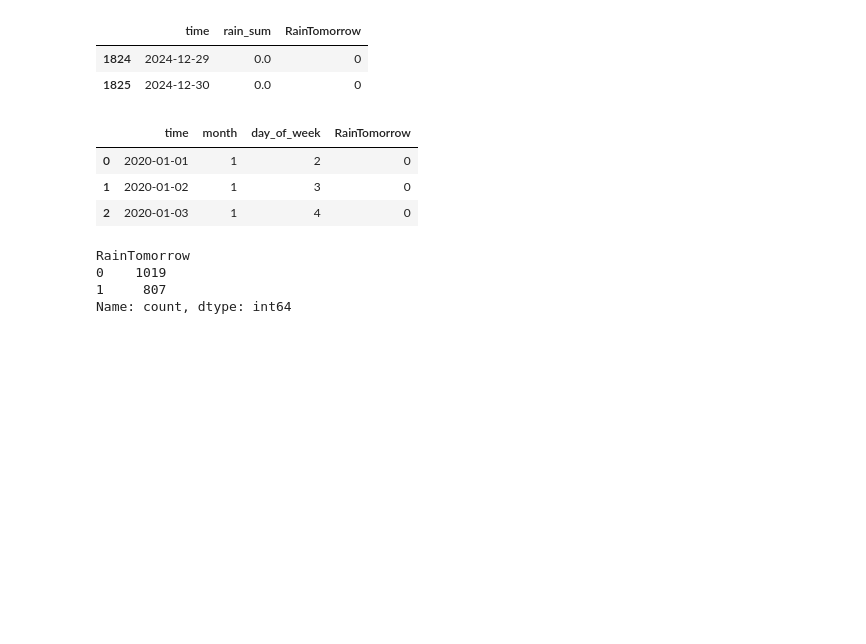
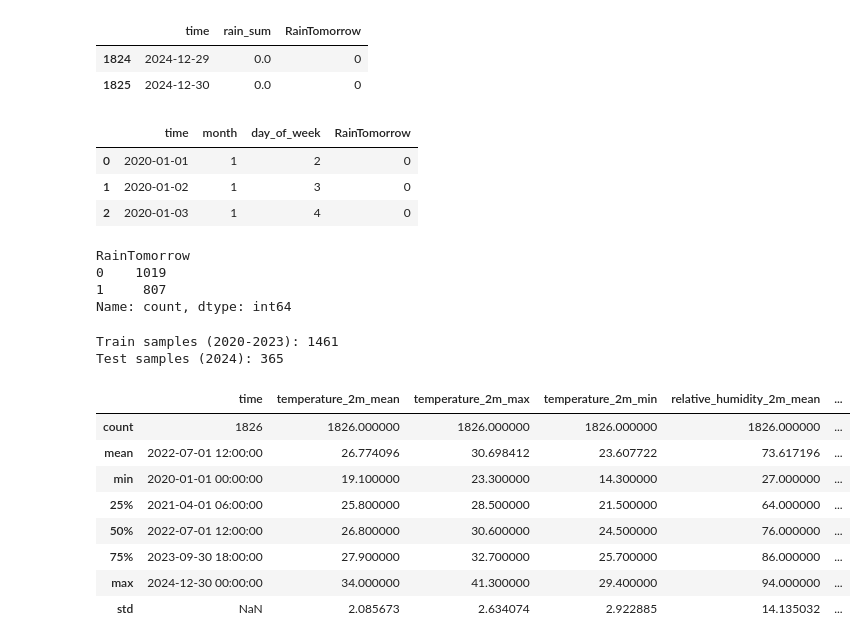
Before and after one commit to atharxva/Weather_prediction, a Jupyter notebook: notebooks/01_eda_data.ipynb, the cells around one changed output. Drawn from its saved outputs; the diff is of its cells as text; code cells hidden in the pictures; blank space fills up the shorter version.

```diff
--- a/notebooks/01_eda_data.ipynb
+++ b/notebooks/01_eda_data.ipynb
@@ -157,3 +157,32 @@ RainTomorrow
 0    1019
 1     807
 Name: count, dtype: int64
+# %%
+train_df = df[df['time'] < '2024-01-01'].copy()
+test_df = df[df['time']>= '2024-01-01'].copy()
+
+X_train = train_df[features]
+y_train = train_df["RainTomorrow"]
+
+
+X_test = test_df[features]
+y_test = test_df['RainTomorrow']
+
+
+print(f"Train samples (2020-2023): {len(X_train)}")
+print(f"Test samples (2024): {len(X_test)}")
+# %% [output]
+Train samples (2020-2023): 1461
+Test samples (2024): 365
+# %%
+df.describe()
+# %% [output]
+|  | time | temperature_2m_mean | temperature_2m_max | temperature_2m_min | relative_humidity_2m_mean | ... |
+| count | 1826 | 1826.000000 | 1826.000000 | 1826.000000 | 1826.000000 | ... |
+| mean | 2022-07-01 12:00:00 | 26.774096 | 30.698412 | 23.607722 | 73.617196 | ... |
+| min | 2020-01-01 00:00:00 | 19.100000 | 23.300000 | 14.300000 | 27.000000 | ... |
+| 25% | 2021-04-01 06:00:00 | 25.800000 | 28.500000 | 21.500000 | 64.000000 | ... |
+| 50% | 2022-07-01 12:00:00 | 26.800000 | 30.600000 | 24.500000 | 76.000000 | ... |
+| 75% | 2023-09-30 18:00:00 | 27.900000 | 32.700000 | 25.700000 | 86.000000 | ... |
+| max | 2024-12-30 00:00:00 | 34.000000 | 41.300000 | 29.400000 | 94.000000 | ... |
+| std | NaN | 2.085673 | 2.634074 | 2.922885 | 14.135032 | ... |
```
Also changed, not shown: parts of 5 cells of this notebook, 5 other files.
